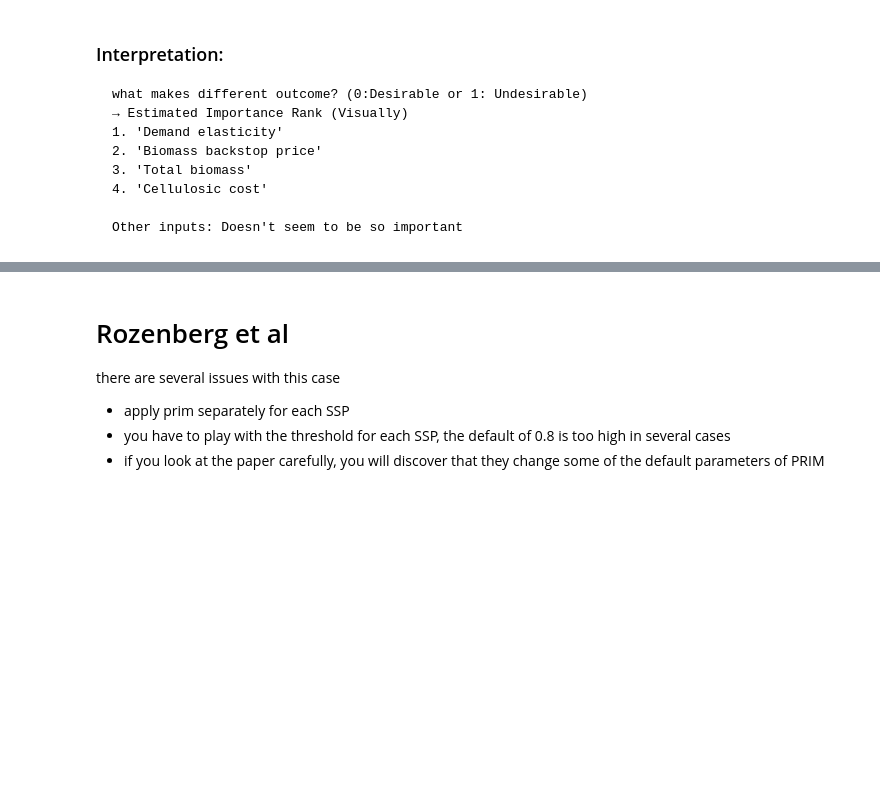
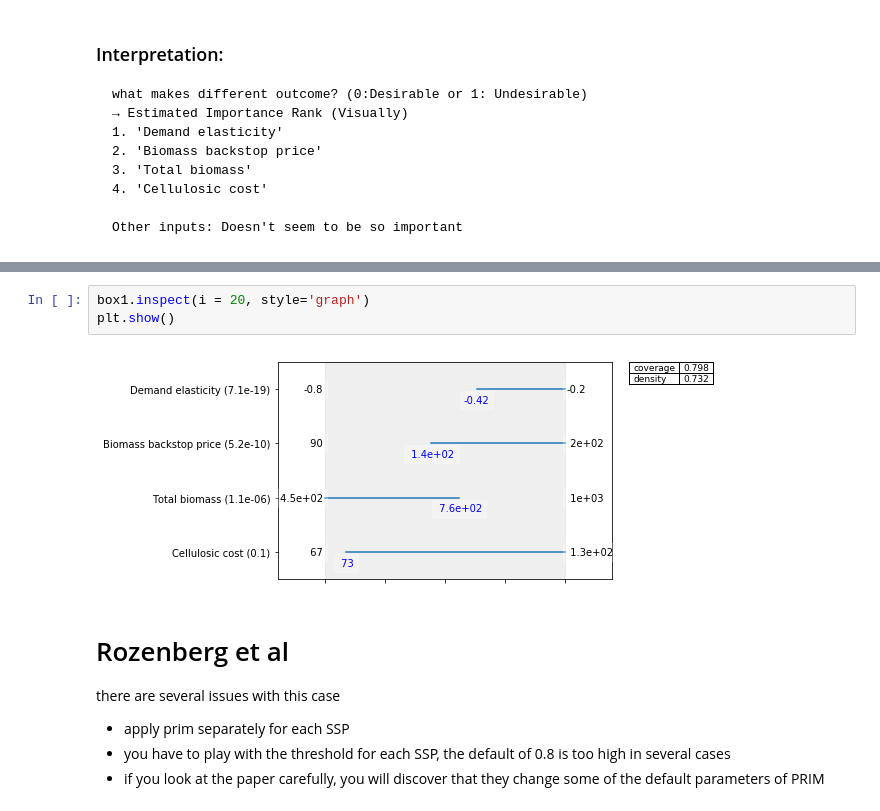
Before and after one commit to yuvenious/epa1361_titan, a Jupyter notebook: week_3/scenario_discovery_assignment.ipynb, the cells around one changed output, grey strips where cells are left out. Saved outputs shown, nothing was run; the diff lists cells and outputs as text; blank space fills up the shorter version.

```diff
--- a/week_3/scenario_discovery_assignment.ipynb
+++ b/week_3/scenario_discovery_assignment.ipynb
@@ -101,3 +140,8 @@ sns.pairplot(df, hue="Greater than 90%", vars = import_params)'
+# %%
+box1.inspect(i = 20, style='graph')
+plt.show()
+# %% [output]
+[figure, added]
 # %% [markdown]
 # Rozenberg et al
 
```
Also changed, not shown: parts of 7 cells of this notebook.
